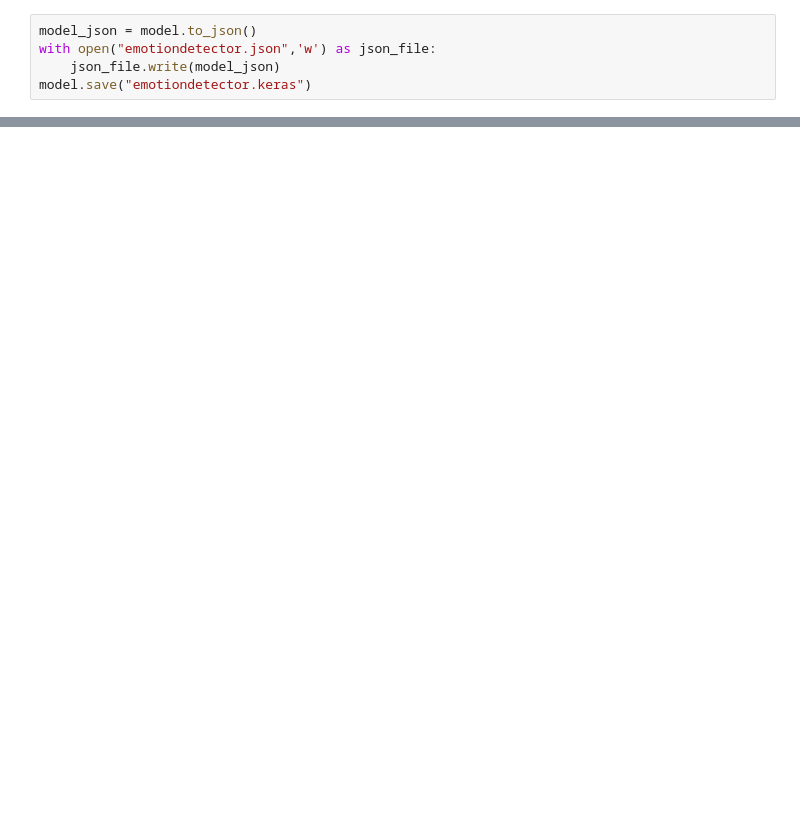
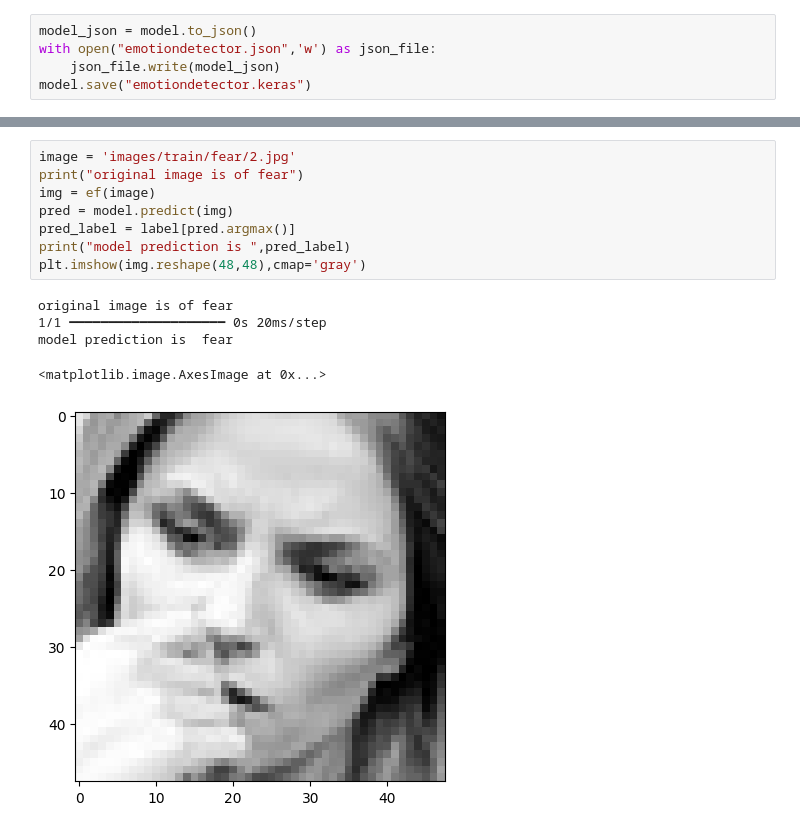
Before and after one commit to IgluMFU/Emotion-Sentiment-analysis, a Jupyter notebook: Emootion.ipynb, the cells around one changed output, grey strips where cells are left out. Saved outputs shown, nothing was run; the diff lists cells and outputs as text; blank space fills up the shorter version.

```diff
--- a/Emootion.ipynb
+++ b/Emootion.ipynb
@@ -172,0 +202,14 @@ model.save("emotiondetector.keras")
+# %%
+image = 'images/train/fear/2.jpg'
+print("original image is of fear")
+img = ef(image)
+pred = model.predict(img)
+pred_label = label[pred.argmax()]
+print("model prediction is ",pred_label)
+plt.imshow(img.reshape(48,48),cmap='gray')
+# %% [output]
+original image is of fear
+1/1 ━━━━━━━━━━━━━━━━━━━━ 0s 20ms/step
+model prediction is  fear
+<matplotlib.image.AxesImage at 0x...>
+[figure, added]
```
Also changed, not shown: parts of 11 cells of this notebook.
